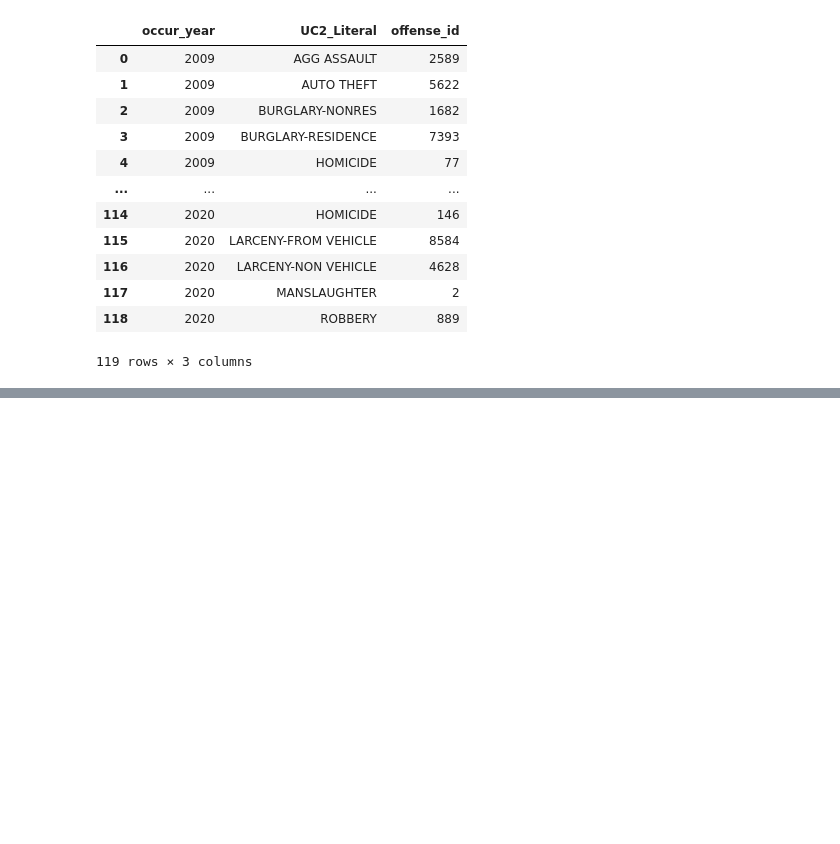
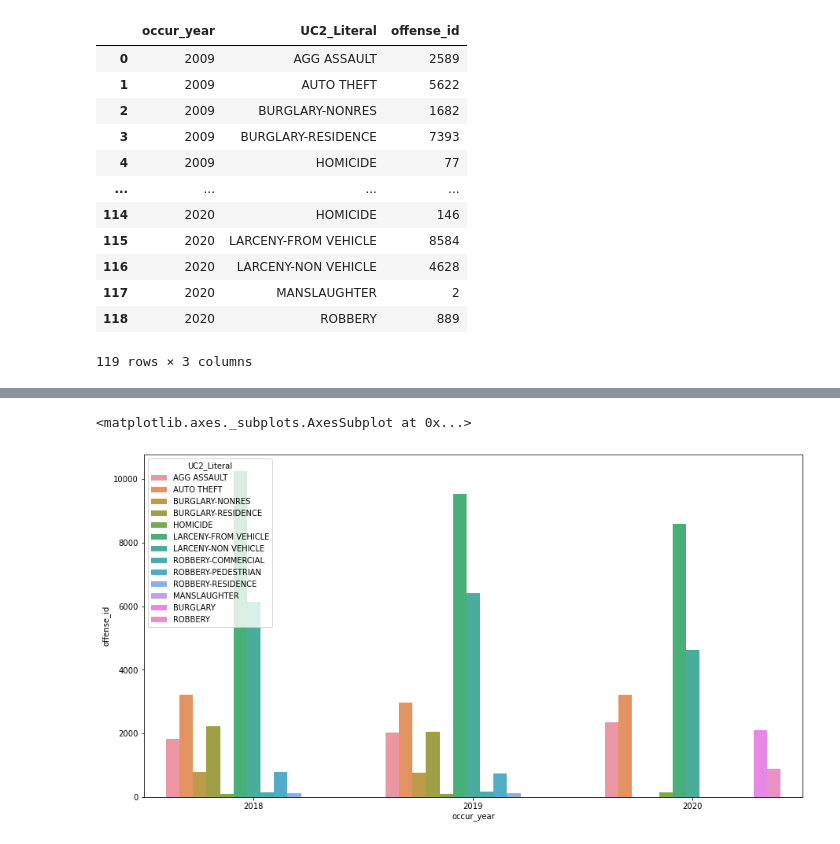
Before and after one commit to cayelsie/Crime-trends-in-Atlanta, a Jupyter notebook: Kelly/Kelly_crime_data.ipynb, the cells around one changed output, grey strips where cells are left out. Cells and saved outputs as stored; diff of their text form; code cells hidden in the pictures; blank space fills up the shorter version.

```diff
--- a/Kelly/Kelly_crime_data.ipynb
+++ b/Kelly/Kelly_crime_data.ipynb
@@ -354,0 +369,17 @@ year_offense_df
+# %%
+#Select 2018 - 2020 for closer analysis of above
+three_years_type = year_offense_df.loc[(year_offense_df["occur_year"]==2018) |(year_offense_df["occur_year"]==2019) | (year_offense_df["occur_year"]==2020)]
+
+#Reset df index
+three_years_type_df = three_years_type.reset_index()
+
+#Use Matplotlib to set figure size ahead
+plt.figure(figsize=(15,8))
+
+#Plot with seaborn
+sns.barplot(x = 'occur_year', y = 'offense_id', hue = 'UC2_Literal', data = three_years_type_df)
+
+#Oh wow....something weird going on with breakdown of robberies and burglaries. Look closer at 2020...
+# %% [output]
+<matplotlib.axes._subplots.AxesSubplot at 0x...>
+[figure, added]
```
Also changed, not shown: parts of 9 cells of this notebook.
